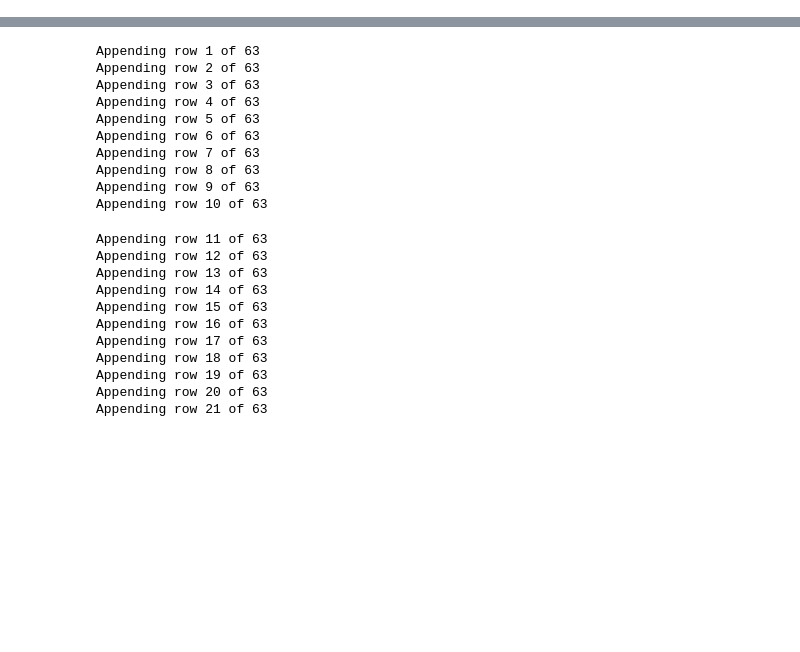
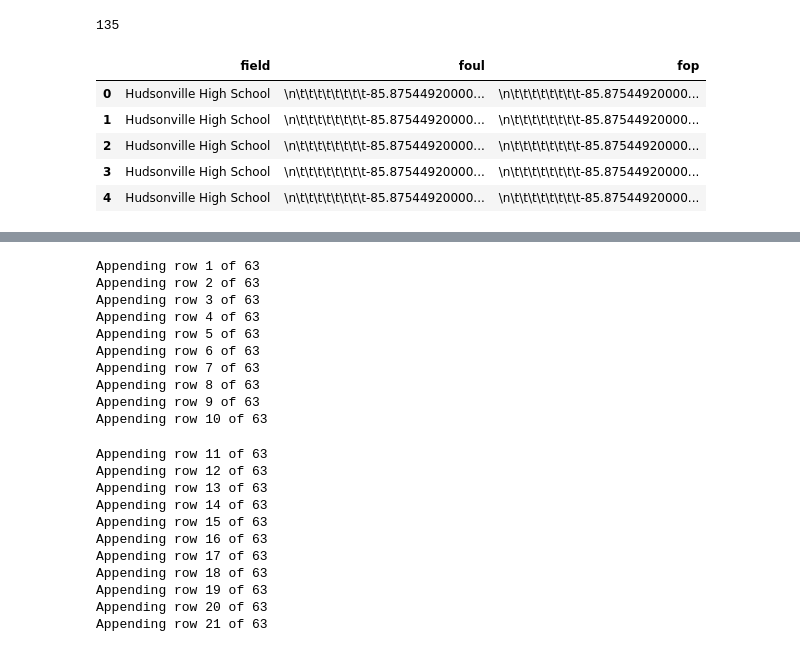
Before and after one commit to JSmith1826/BB_parks, a Jupyter notebook: friday_reset.ipynb, the cells around one changed output, grey strips where cells are left out. Drawn from its saved outputs; the diff is of its cells as text; code cells hidden in the pictures; blank space fills up the shorter version.

```diff
--- a/friday_reset.ipynb
+++ b/friday_reset.ipynb
@@ -13,3 +104,55 @@ with open('data\kml\large_test.kml') as file:
+# %%
+# Initializing soup variable
+soup = BeautifulSoup(xml_data, 'xml')
+
+folders = soup.Document.Folder
+list = soup.Document.Folder.find_all('Folder')
+layers = soup.Document.Folder.Folder
+polygons = soup.Document.Folder.Placemark.Polygon
+
+
+print(len(list))
+# print(list)
+
+# print(len(folders))
+# print(folders)
+
+###
+df = pd.DataFrame(columns=['field_name','foul_coords','fop_coords'])
+df
+
+for i in list:
+
+    field_name = layers.find('name').text
+    foul = layers.find_all('coordinates')[0].text
+    fop = layers.find_all('coordinates')[1].text
+
+    row = {
+            'field_name': field_name,
+            'foul_coords': foul,
+            'fop_coords': fop
+        }
+
+    df = df.append(row, ignore_index=True)
+    # print(f'Appending row %s of %s' % (index+1, items_length))
+
+
+
+
+# print(field_name)
+# print(foul)
+# print(fop)
+# %% [output]
+135
+# %%
+df.head()
+# %% [output]
+|  | field | foul | fop |
+| 0 | Hudsonville High School | \n\t\t\t\t\t\t\t\t-85.87544920000... | \n\t\t\t\t\t\t\t\t-85.87544920000... |
+| 1 | Hudsonville High School | \n\t\t\t\t\t\t\t\t-85.87544920000... | \n\t\t\t\t\t\t\t\t-85.87544920000... |
+| 2 | Hudsonville High School | \n\t\t\t\t\t\t\t\t-85.87544920000... | \n\t\t\t\t\t\t\t\t-85.87544920000... |
+| 3 | Hudsonville High School | \n\t\t\t\t\t\t\t\t-85.87544920000... | \n\t\t\t\t\t\t\t\t-85.87544920000... |
+| 4 | Hudsonville High School | \n\t\t\t\t\t\t\t\t-85.87544920000... | \n\t\t\t\t\t\t\t\t-85.87544920000... |
 # %%
 # Initializing soup variable
 soup = BeautifulSoup(xml_data, 'xml')
```
Also changed, not shown: parts of 7 cells of this notebook, 18 other files.
